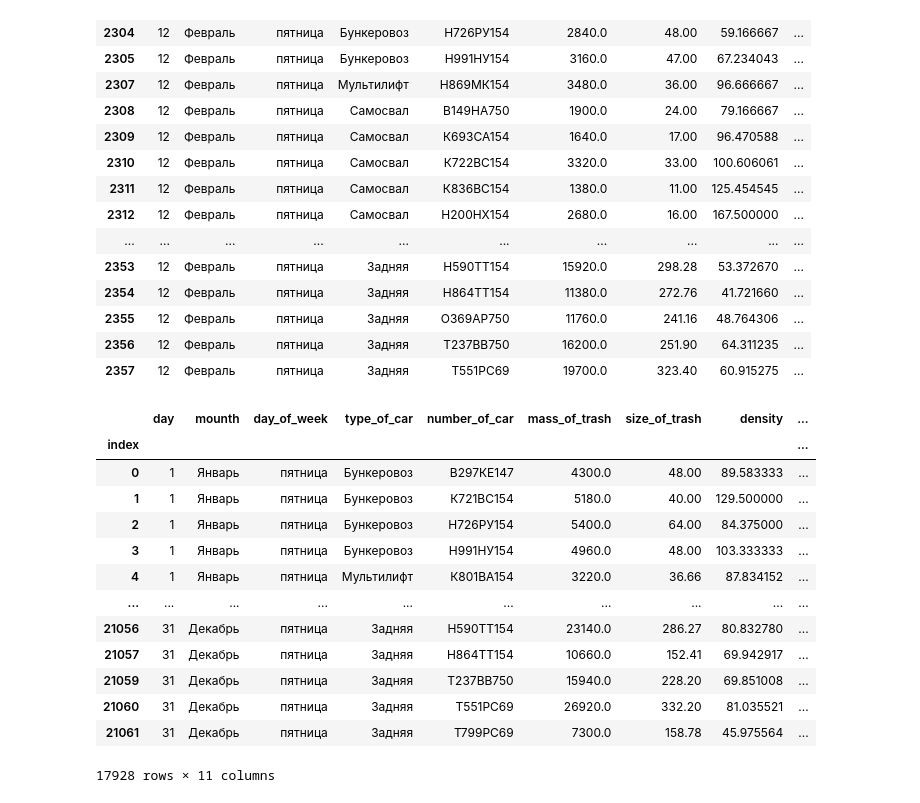
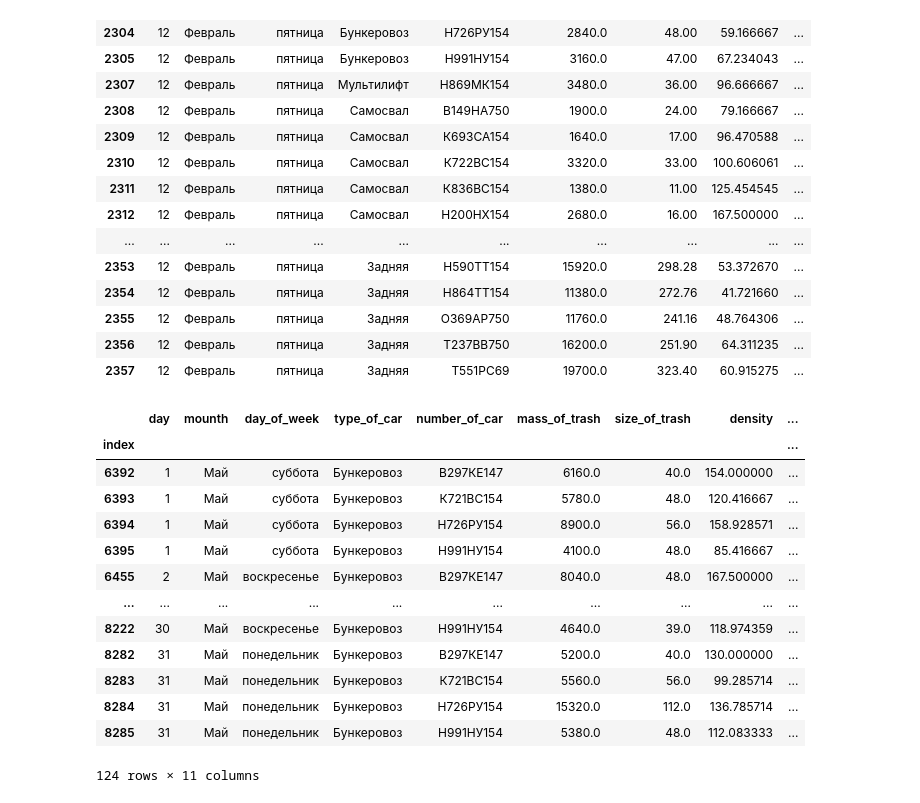
Before and after one commit to ssd2008/GWM, a Jupyter notebook: BMM.ipynb, the cells around one changed output. Cells and saved outputs as stored; diff of their text form; code cells hidden in the pictures.

```diff
--- a/BMM.ipynb
+++ b/BMM.ipynb
@@ -159,7 +159,3 @@ bd[-25 < bd['taverage']][bd['taverage'] < 25]
 bd
 # %% [output]
 NameError: name 'bd' is not defined
-# %%
-bd['size_of_trash'] = bd['size_of_trash'].str.replace(' ', '')
-bd['size_of_trash'] = bd['size_of_trash'].str.replace(',', '.').astype(float)
-bd.head()
@@ -220,21 +197,20 @@ bd[bd['mounth'] == 'Февраль'][bd['day'] == 12]
 | 2355 | 12 | Февраль | пятница | Задняя | О369АР750 | 11760.0 | 241.16 | 48.764306 | ... |
 | 2356 | 12 | Февраль | пятница | Задняя | Т237ВВ750 | 16200.0 | 251.90 | 64.311235 | ... |
 | 2357 | 12 | Февраль | пятница | Задняя | Т551РС69 | 19700.0 | 323.40 | 60.915275 | ... |
-# %%
-bd = bd[bd['density'] < 500]
-bd
-# %% [output]
-|  | day | mounth | day_of_week | type_of_car | number_of_car | mass_of_trash | size_of_trash | density | ... |
-| index |  |  |  |  |  |  |  |  | ... |
-| 0 | 1 | Январь | пятница | Бункеровоз | В297КЕ147 | 4300.0 | 48.00 | 89.583333 | ... |
-| 1 | 1 | Январь | пятница | Бункеровоз | К721ВС154 | 5180.0 | 40.00 | 129.500000 | ... |
-| 2 | 1 | Январь | пятница | Бункеровоз | Н726РУ154 | 5400.0 | 64.00 | 84.375000 | ... |
-| 3 | 1 | Январь | пятница | Бункеровоз | Н991НУ154 | 4960.0 | 48.00 | 103.333333 | ... |
-| 4 | 1 | Январь | пятница | Мультилифт | К801ВА154 | 3220.0 | 36.66 | 87.834152 | ... |
-| ... | ... | ... | ... | ... | ... | ... | ... | ... | ... |
-| 21056 | 31 | Декабрь | пятница | Задняя | Н590ТТ154 | 23140.0 | 286.27 | 80.832780 | ... |
-| 21057 | 31 | Декабрь | пятница | Задняя | Н864ТТ154 | 10660.0 | 152.41 | 69.942917 | ... |
-| 21059 | 31 | Декабрь | пятница | Задняя | Т237ВВ750 | 15940.0 | 228.20 | 69.851008 | ... |
-| 21060 | 31 | Декабрь | пятница | Задняя | Т551РС69 | 26920.0 | 332.20 | 81.035521 | ... |
-| 21061 | 31 | Декабрь | пятница | Задняя | Т799РС69 | 7300.0 | 158.78 | 45.975564 | ... |
-17928 rows × 11 columns
+# %%
+bd[bd['type_of_car'] == 'Бункеровоз'][bd['mounth'] == 'Май']
+# %% [output]
+|  | day | mounth | day_of_week | type_of_car | number_of_car | mass_of_trash | size_of_trash | density | ... |
+| index |  |  |  |  |  |  |  |  | ... |
+| 6392 | 1 | Май | суббота | Бункеровоз | В297КЕ147 | 6160.0 | 40.0 | 154.000000 | ... |
+| 6393 | 1 | Май | суббота | Бункеровоз | К721ВС154 | 5780.0 | 48.0 | 120.416667 | ... |
+| 6394 | 1 | Май | суббота | Бункеровоз | Н726РУ154 | 8900.0 | 56.0 | 158.928571 | ... |
+| 6395 | 1 | Май | суббота | Бункеровоз | Н991НУ154 | 4100.0 | 48.0 | 85.416667 | ... |
+| 6455 | 2 | Май | воскресенье | Бункеровоз | В297КЕ147 | 8040.0 | 48.0 | 167.500000 | ... |
+| ... | ... | ... | ... | ... | ... | ... | ... | ... | ... |
+| 8222 | 30 | Май | воскресенье | Бункеровоз | Н991НУ154 | 4640.0 | 39.0 | 118.974359 | ... |
+| 8282 | 31 | Май | понедельник | Бункеровоз | В297КЕ147 | 5200.0 | 40.0 | 130.000000 | ... |
+| 8283 | 31 | Май | понедельник | Бункеровоз | К721ВС154 | 5560.0 | 56.0 | 99.285714 | ... |
+| 8284 | 31 | Май | понедельник | Бункеровоз | Н726РУ154 | 15320.0 | 112.0 | 136.785714 | ... |
+| 8285 | 31 | Май | понедельник | Бункеровоз | Н991НУ154 | 5380.0 | 48.0 | 112.083333 | ... |
+124 rows × 11 columns
```
Also changed, not shown: parts of 18 cells of this notebook.
